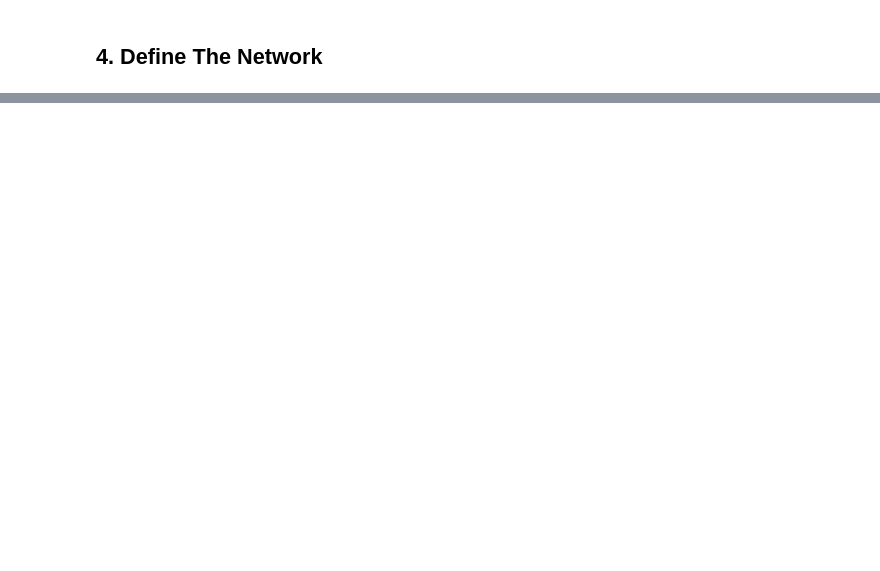
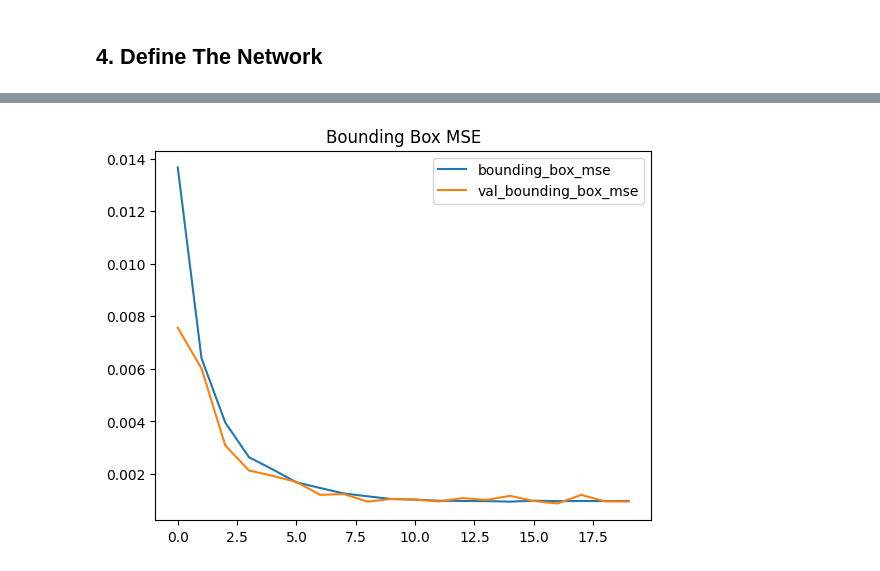
Before and after one commit to CodeByD3v/ML-Experiments, a Jupyter notebook: Object Detection/Handwritten Digits/notebook/Object_Detection_Classification_and_Localization.ipynb, the cells around one changed output, grey strips where cells are left out. Cells and saved outputs as stored; diff of their text form; code cells hidden in the pictures; blank space fills up the shorter version.

```diff
--- a/Object Detection/Handwritten Digits/notebook/Object_Detection_Classification_and_Localization.ipynb
+++ b/Object Detection/Handwritten Digits/notebook/Object_Detection_Classification_and_Localization.ipynb
@@ -222,2 +311,10 @@ def display_digits_with_boxes(digits, predictions, labels, pred_bboxes, bboxes,
+# %%
+# Plot Metrics / Evaluation
+def plot_metrics(metrics_name , title) :
+  plt.title(title)
+  plt.plot(history.history[metrics_name] , label = metrics_name)
+  plt.plot(history.history["val_" + metrics_name] , label = "val_" + metrics_name)
+  plt.legend()
+  plt.show()
 # %% [markdown]
 ## 3. Loading & Preprocessing Dataset
@@ -391,0 +552,4 @@ Model: "functional_2"
+# %%
+plot_metrics("bounding_box_mse" , "Bounding Box MSE")
+# %% [output]
+[figure, added]
```
Also changed, not shown: parts of 18 cells of this notebook.
